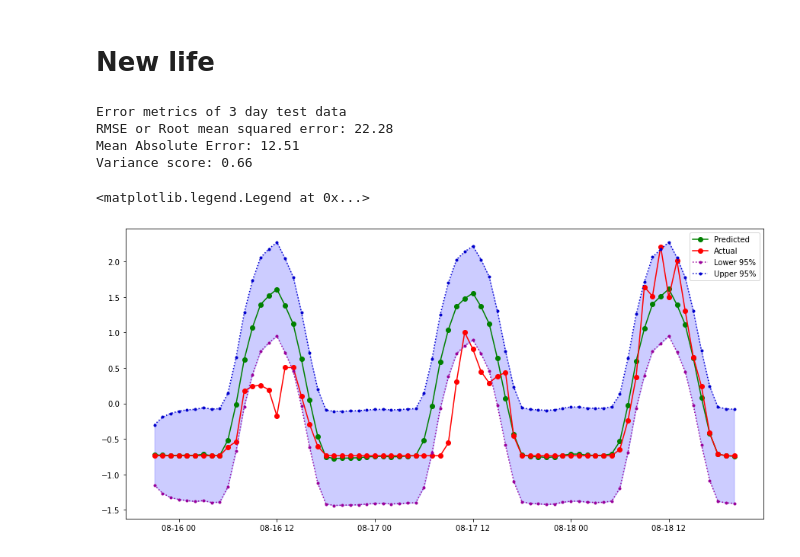
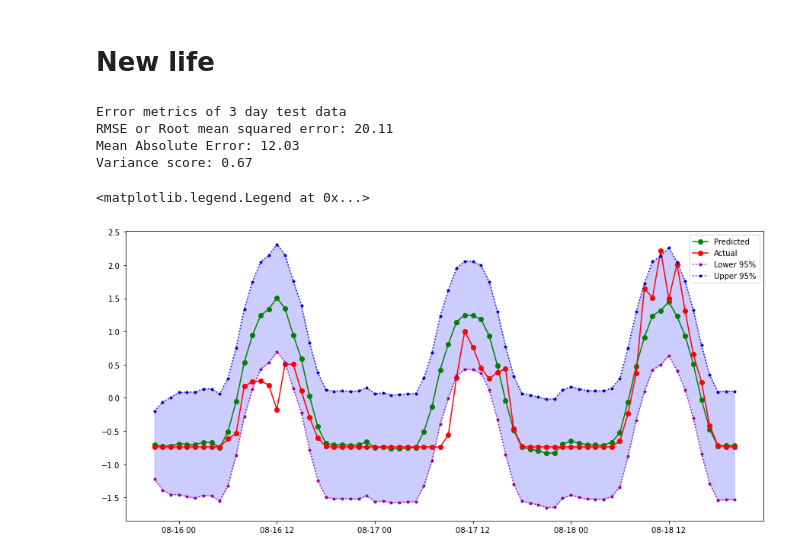
Before and after one commit to fomapavlov/EMS_Workshop, a Jupyter notebook: SARIMAX.ipynb, the cells around one changed output. Drawn from its saved outputs; the diff is of its cells as text; code cells hidden in the pictures.

```diff
--- a/SARIMAX.ipynb
+++ b/SARIMAX.ipynb
@@ -234,14 +234,16 @@ y_test = data_Y[split_idx:]
 X_train = X_train.asfreq('H')
 X_test = X_test.asfreq('H')
 # %%
-sarimax_model = ARIMA(endog=y_train, exog=X_train, order=(1,0,1), seasonal_order=(1,0,1,24))
+lag_hour = 24*30
+
+sarimax_model = ARIMA(endog=y_train[-lag_hour:], exog=X_train[-lag_hour:], order=(1,0,1), seasonal_order=(1,0,1,24))
 sarimax_results = sarimax_model.fit()
 
-lag_hour = 24*3
-y_test_hat = sarimax_results.get_forecast(steps=lag_hour, exog=X_test[:lag_hour])
+ahead_hour = 24*3
+y_test_hat = sarimax_results.get_forecast(steps=ahead_hour, exog=X_test[:ahead_hour])
 
 inv_y_hat = scaler_y.inverse_transform(y_test_hat.summary_frame()['mean'].values.reshape(-1,1))
-inv_y_test = scaler_y.inverse_transform(y_test[:lag_hour])
+inv_y_test = scaler_y.inverse_transform(y_test[:ahead_hour])
 
 print("Error metrics of 3 day test data")
 
@@ -255,17 +257,17 @@ R2 = r2_score(inv_y_hat,inv_y_test)
 print('Variance score: %.2f' % R2 )
 # %% [output]
 Error metrics of 3 day test data
-RMSE or Root mean squared error: 22.28
-Mean Absolute Error: 12.51
-Variance score: 0.66
+RMSE or Root mean squared error: 20.11
+Mean Absolute Error: 12.03
+Variance score: 0.67
 # %%
 plt.subplots(figsize=(15, 7))
-predicted, = plt.plot(X_test[:lag_hour].index, y_test_hat.summary_frame()['mean'], 'go-', label='Predicted')
-actual, = plt.plot(X_test[:lag_hour].index, y_test[:lag_hour], 'ro-', label='Actual')
-lower, = plt.plot(X_test[:lag_hour].index, y_test_hat.summary_frame()['mean_ci_lower'], color='#990099', marker='.', linestyle=':', label='Lower 95%')
-upper, = plt.plot(X_test[:lag_hour].index, y_test_hat.summary_frame()['mean_ci_upper'], color='#0000cc', marker='.', linestyle=':', label='Upper 95%')
-plt.fill_between(X_test[:lag_hour].index, y_test_hat.summary_frame()['mean_ci_lower'], y_test_hat.summary_frame()['mean_ci_upper'], color = 'b', alpha = 0.2)
+predicted, = plt.plot(X_test[:ahead_hour].index, y_test_hat.summary_frame()['mean'], 'go-', label='Predicted')
+actual, = plt.plot(X_test[:ahead_hour].index, y_test[:ahead_hour], 'ro-', label='Actual')
+lower, = plt.plot(X_test[:ahead_hour].index, y_test_hat.summary_frame()['mean_ci_lower'], color='#990099', marker='.', linestyle=':', label='Lower 95%')
+upper, = plt.plot(X_test[:ahead_hour].index, y_test_hat.summary_frame()['mean_ci_upper'], color='#0000cc', marker='.', linestyle=':', label='Upper 95%')
+plt.fill_between(X_test[:ahead_hour].index, y_test_hat.summary_frame()['mean_ci_lower'], y_test_hat.summary_frame()['mean_ci_upper'], color = 'b', alpha = 0.2)
 plt.legend(handles=[predicted, actual, lower, upper])
 # %% [output]
 <matplotlib.legend.Legend at 0x...>
-[figure, old version]
+[figure, new version]
```
